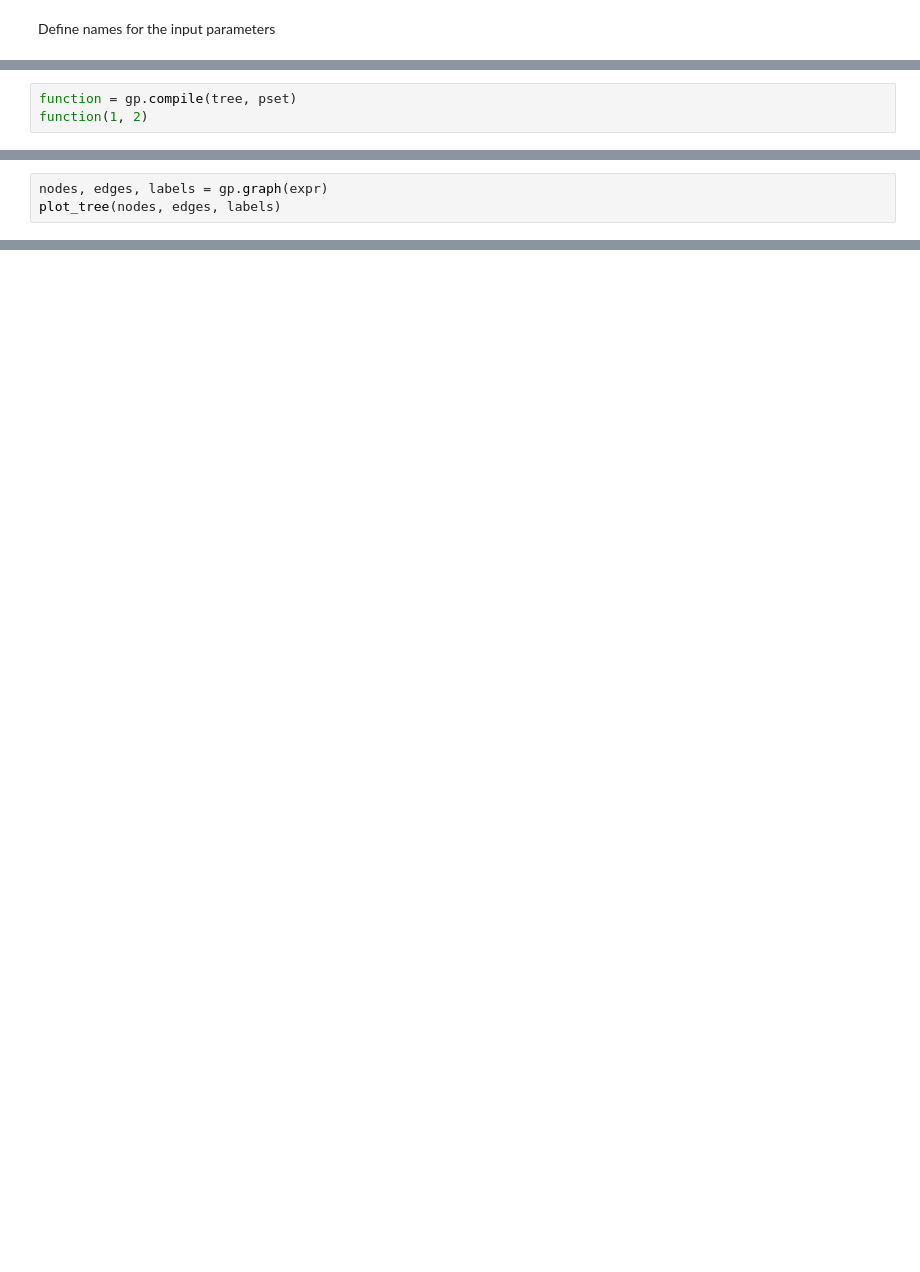
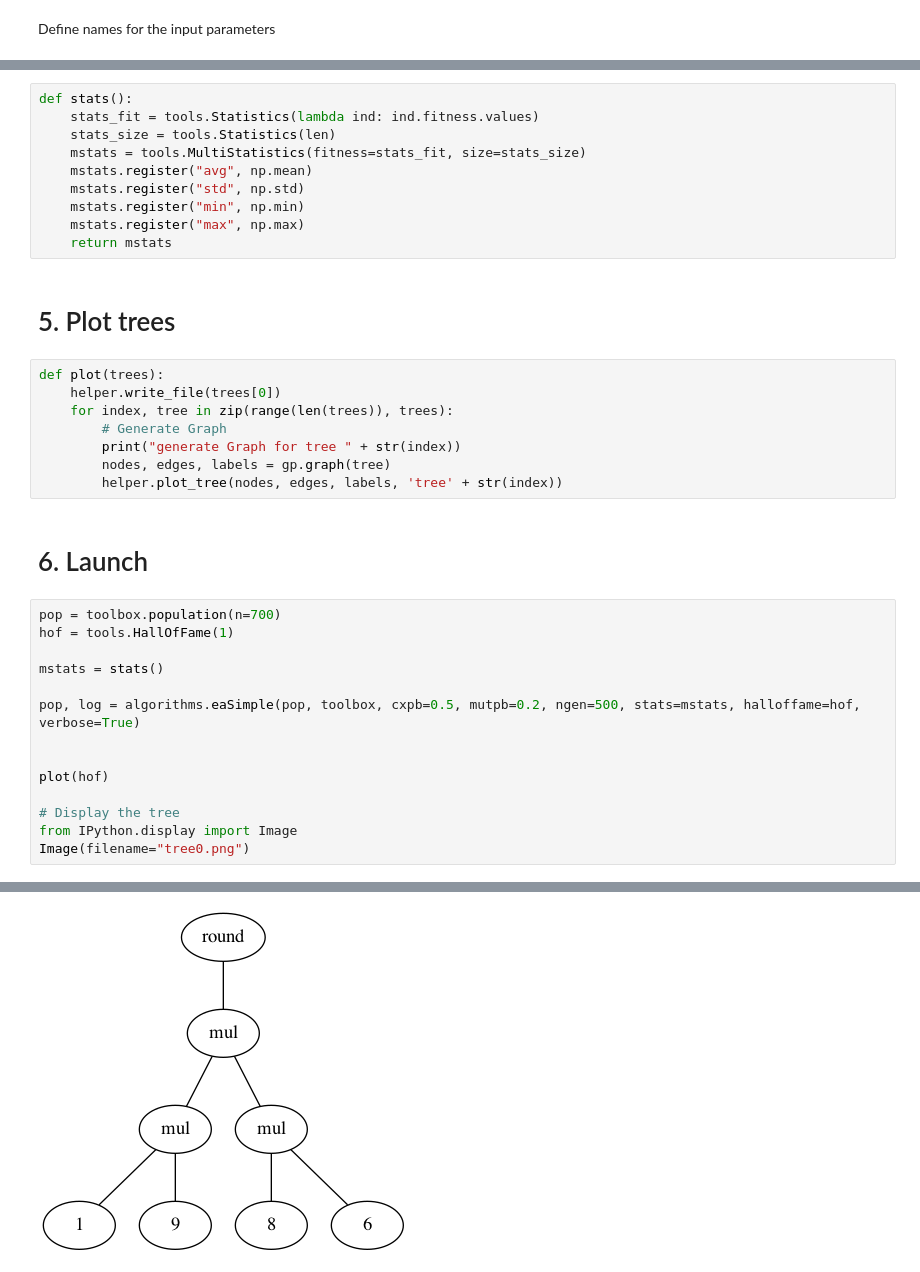
Before and after one commit to tillhoffmann1411/genetic-programming, a Jupyter notebook: gp.ipynb, the cells around one changed output, grey strips where cells are left out. Saved outputs shown, nothing was run; the diff lists cells and outputs as text; blank space fills up the shorter version.

Commit message:
implemented the algorithm and generation and population generation

```diff
--- a/gp.ipynb
+++ b/gp.ipynb
@@ -64,3 +67,0 @@ str(tree)
-# %%
-function = gp.compile(tree, pset)
-function(1, 2)
@@ -69,3 +67,0 @@ function(1, 2)
-# %%
-nodes, edges, labels = gp.graph(expr)
-plot_tree(nodes, edges, labels)
@@ -73,0 +119,37 @@ plot_tree(nodes, edges, labels)
+# %%
+def stats():
+    stats_fit = tools.Statistics(lambda ind: ind.fitness.values)
+    stats_size = tools.Statistics(len)
+    mstats = tools.MultiStatistics(fitness=stats_fit, size=stats_size)
+    mstats.register("avg", np.mean)
+    mstats.register("std", np.std)
+    mstats.register("min", np.min)
+    mstats.register("max", np.max)
+    return mstats
+# %% [markdown]
+# 5. Plot trees
+# %%
+def plot(trees):
+    helper.write_file(trees[0])
+    for index, tree in zip(range(len(trees)), trees):
+        # Generate Graph
+        print("generate Graph for tree " + str(index))
+        nodes, edges, labels = gp.graph(tree)
+        helper.plot_tree(nodes, edges, labels, 'tree' + str(index))
+# %% [markdown]
+# 6. Launch
+# %%
+pop = toolbox.population(n=700)
+hof = tools.HallOfFame(1)
+
+mstats = stats()
+
+pop, log = algorithms.eaSimple(pop, toolbox, cxpb=0.5, mutpb=0.2, ngen=500, stats=mstats, halloffame=hof, verbose=True)
+
+
+plot(hof)
+
+# Display the tree
+from IPython.display import Image
+Image(filename="tree0.png")
+# %% [output]
@@ -73,0 +173 @@ plot_tree(nodes, edges, labels)
+[figure, added]
```
Also changed, not shown: parts of 31 cells of this notebook, 4 other files.
